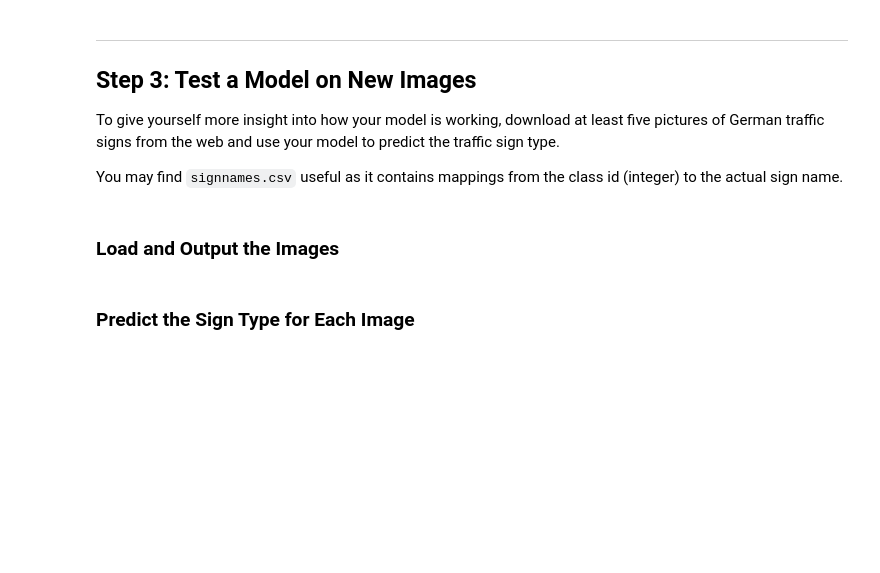
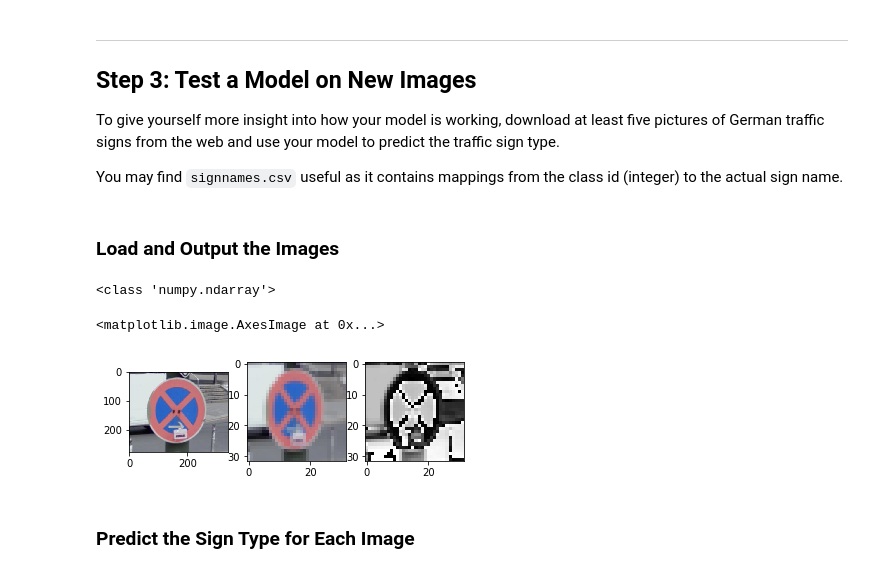
Before and after one commit to dincamihai/CarND-Traffic-Sign-Classifier-Project, a Jupyter notebook: Traffic_Sign_Classifier.ipynb, the cells around one changed output. Saved outputs shown, nothing was run; the diff lists cells and outputs as text; code cells hidden in the pictures; blank space fills up the shorter version.

```diff
--- a/Traffic_Sign_Classifier.ipynb
+++ b/Traffic_Sign_Classifier.ipynb
@@ -572,0 +582,22 @@ You may find `signnames.csv` useful as it contains mappings from the class id (i
+# %%
+### Load the images and plot them here.
+### Feel free to use as many code cells as needed.
+
+import matplotlib.image as mpimg
+from scipy.misc import imresize
+
+img = mpimg.imread('./upload/2.png')
+print(type(img))
+
+res = preprocess(np.array([resize(img)]))
+
+plt.subplot(131)
+plt.imshow(img)
+plt.subplot(132)
+plt.imshow(resize(img))
+plt.subplot(133)
+plt.imshow(np.dstack(3*[res[0]]), cmap='gray')
+# %% [output]
+<class 'numpy.ndarray'>
+<matplotlib.image.AxesImage at 0x...>
+[figure, added]
```
Also changed, not shown: parts of 13 cells of this notebook, 12 other files.
